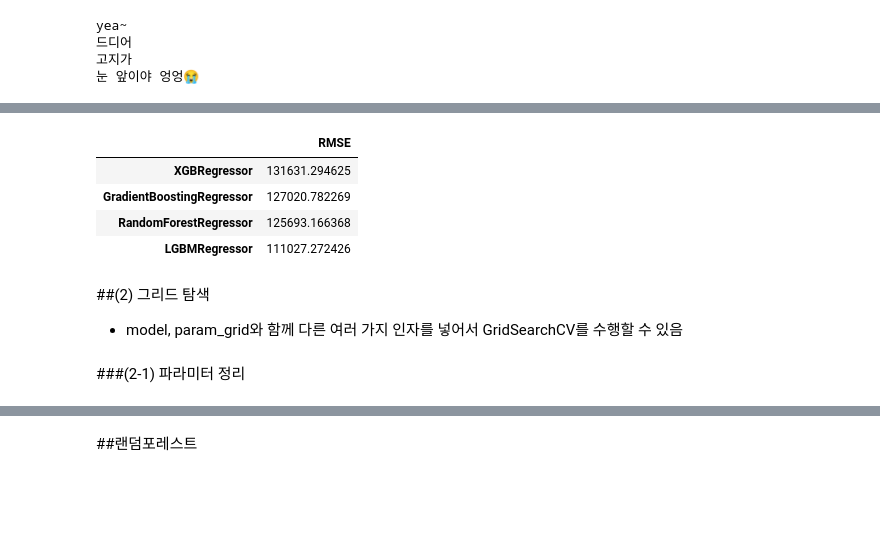
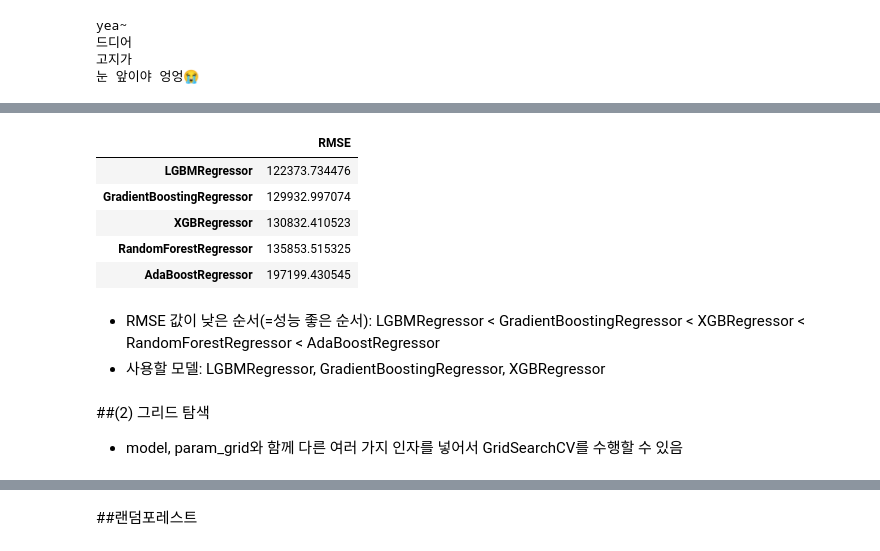
Before and after one commit to LAGABI44/AIFFEL_Study, a Jupyter notebook: Kaggle_House_Price_Prediction.ipynb, the cells around one changed output, grey strips where cells are left out. Saved outputs shown, nothing was run; the diff lists cells and outputs as text; code cells hidden in the pictures; blank space fills up the shorter version.

```diff
--- a/Kaggle_House_Price_Prediction.ipynb
+++ b/Kaggle_House_Price_Prediction.ipynb
@@ -610,14 +612,15 @@ print('고지가')
 
 # random_state는 모델초기화나 데이터셋 구성에 사용되는 랜덤 시드값입니다.
 #random_state=None    # 이게 초기값입니다. 아무것도 지정하지 않고 None을 넘겨주면 모델 내부에서 임의로 선택합니다.
-random_state=2020        # 하지만 우리는 이렇게 고정값을 세팅해 두겠습니다.
+random_state=2022        # 하지만 우리는 이렇게 고정값을 세팅해 두겠습니다.
 
 gboost = GradientBoostingRegressor(random_state=random_state)
 xgboost = XGBRegressor(random_state=random_state)
 lightgbm = LGBMRegressor(random_state=random_state)
 rdforest = RandomForestRegressor(random_state=random_state)
+ada = AdaBoostRegressor(random_state=random_state)
 
-models = [gboost, xgboost, lightgbm, rdforest]
+models = [gboost, xgboost, lightgbm, rdforest, ada]
 
 print('눈 앞이야 엉엉😭')
 # %% [output]
@@ -638,7 +641,7 @@ def get_scores(models, train, y):
         y_pred = model.predict(X_test)
 
         df[model_name] = rmse(y_test, y_pred)
-        score_df = pd.DataFrame(df, index=['RMSE']).T.sort_values('RMSE', ascending=False)
+        score_df = pd.DataFrame(df, index=['RMSE']).T.sort_values('RMSE', ascending=True)
 
     return score_df
 
@@ -648,8 +651,12 @@ get_scores(models, train, y)
 |  | RMSE |
-| XGBRegressor | 131631.294625 |
-| GradientBoostingRegressor | 127020.782269 |
-| RandomForestRegressor | 125693.166368 |
-| LGBMRegressor | 111027.272426 |
+| LGBMRegressor | 122373.734476 |
+| GradientBoostingRegressor | 129932.997074 |
+| XGBRegressor | 130832.410523 |
+| RandomForestRegressor | 135853.515325 |
+| AdaBoostRegressor | 197199.430545 |
+# %% [markdown]
+- RMSE 값이 낮은 순서(=성능 좋은 순서): LGBMRegressor < GradientBoostingRegressor < XGBRegressor < RandomForestRegressor < AdaBoostRegressor
+- 사용할 모델: LGBMRegressor, GradientBoostingRegressor, XGBRegressor
 # %% [markdown]
 ##(2) 그리드 탐색
 -  model, param_grid와 함께 다른 여러 가지 인자를 넣어서 GridSearchCV를 수행할 수 있음
@@ -667,2 +662,0 @@ model = LGBMRegressor(random_state=random_state)
-# %% [markdown]
-###(2-1) 파라미터 정리
```
Also changed, not shown: parts of 24 cells of this notebook.
